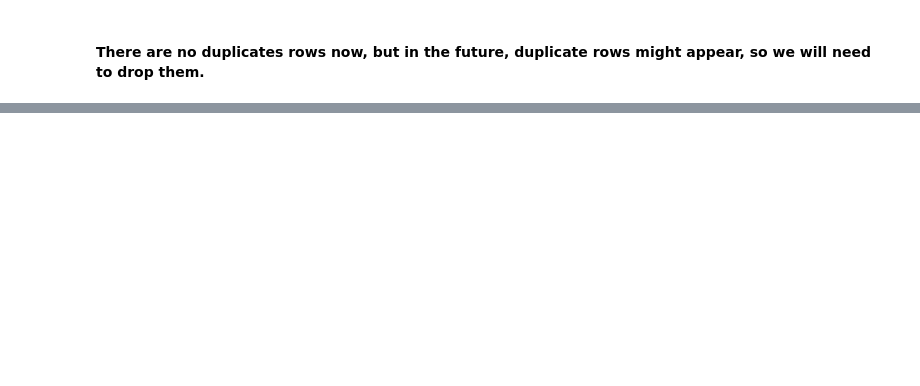
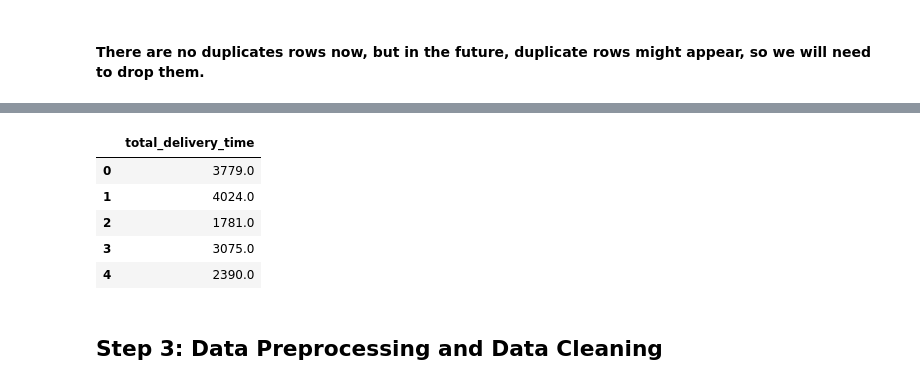
Before and after one commit to ganesh-207/Machine_learning, a Jupyter notebook: Project/Delivery Duration Prediction.ipynb, the cells around one changed output, grey strips where cells are left out. Drawn from its saved outputs; the diff is of its cells as text; code cells hidden in the pictures; blank space fills up the shorter version.

```diff
--- a/Project/Delivery Duration Prediction.ipynb
+++ b/Project/Delivery Duration Prediction.ipynb
@@ -75,0 +108,11 @@ dtype: int64
+# %%
+Y.head()
+# %% [output]
+|  | total_delivery_time |
+| 0 | 3779.0 |
+| 1 | 4024.0 |
+| 2 | 1781.0 |
+| 3 | 3075.0 |
+| 4 | 2390.0 |
+# %% [markdown]
+## Step 3: Data Preprocessing and Data Cleaning
```
Also changed, not shown: parts of 21 cells of this notebook, 1 other file.
